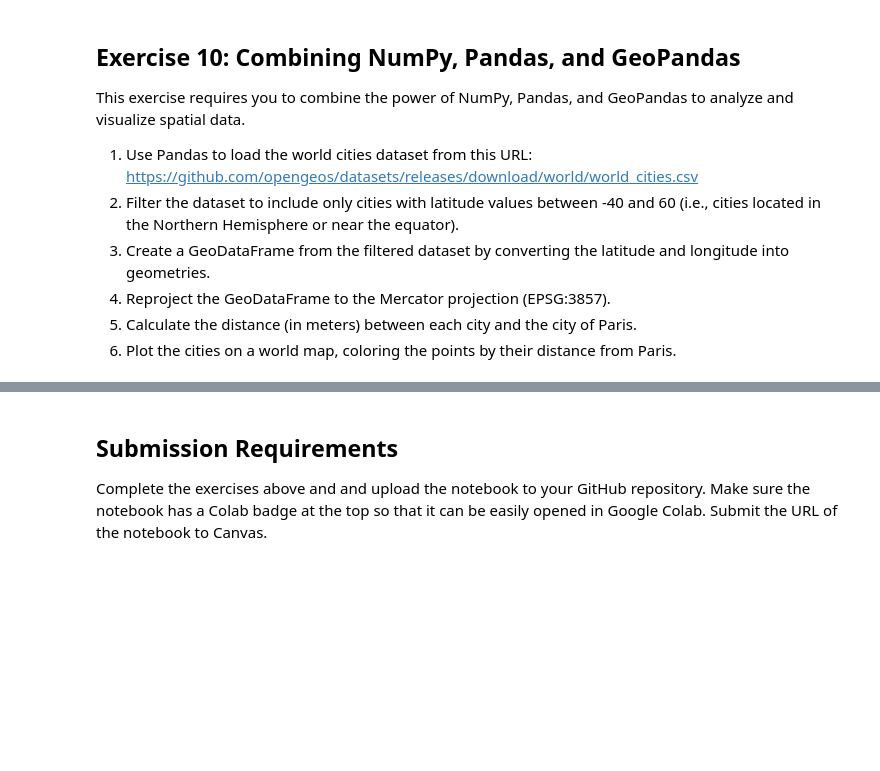
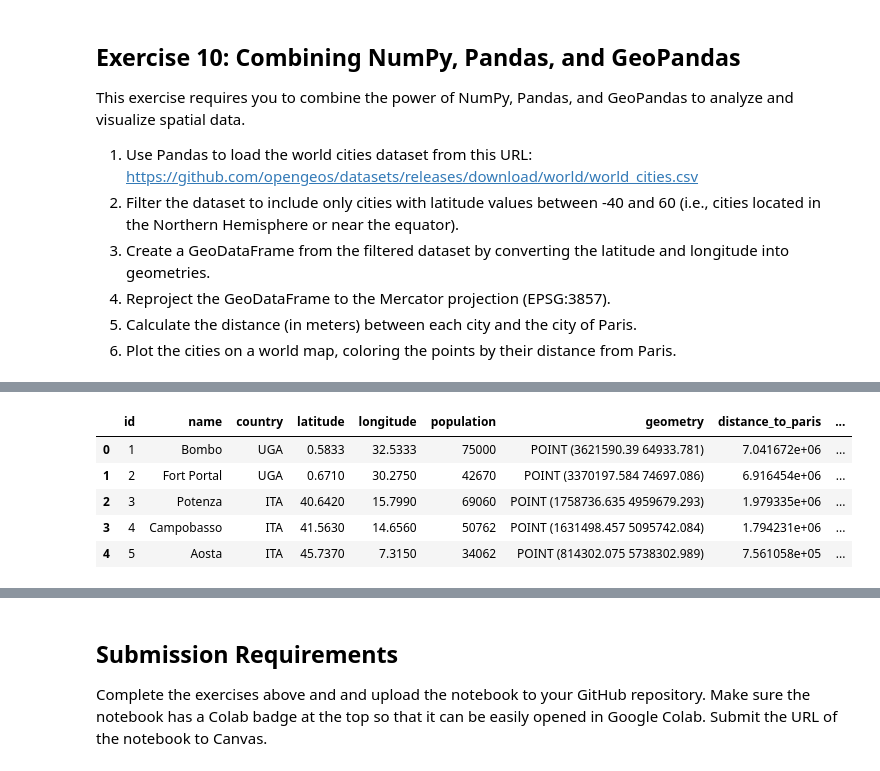
Before and after one commit to lweber89/geog510-test, a Jupyter notebook: labs/geog510_lab_05_lweber89.ipynb, the cells around one changed output, grey strips where cells are left out. Drawn from its saved outputs; the diff is of its cells as text; code cells hidden in the pictures; blank space fills up the shorter version.

```diff
--- a/labs/geog510_lab_05_lweber89.ipynb
+++ b/labs/geog510_lab_05_lweber89.ipynb
@@ -543,0 +723,7 @@ This exercise requires you to combine the power of NumPy, Pandas, and GeoPandas
+# %%
+#Load world cities dataset from given URL
+url = "https://github.com/opengeos/datasets/releases/download/world/world_cities.csv"
+df = pd.read_csv(url)
+
+#Display first 5 rows
+df.head()
@@ -543,0 +737,6 @@ This exercise requires you to combine the power of NumPy, Pandas, and GeoPandas
+# %%
+#DataFrame representing cities that are between -40° and 60° latitude
+
+filtered_cities = df[df['latitude'].between(-40, 60)]
+
+print (f"There are {filtered_cities.shape[0]} cities between -40° and 60° latitude.")
@@ -543,0 +745,5 @@ This exercise requires you to combine the power of NumPy, Pandas, and GeoPandas
+# %%
+#Created a GeoDataFrame from filtered_cities by converting the longitude and latitude to geometry
+
+gdf = gpd.GeoDataFrame(filtered_cities, geometry=gpd.points_from_xy(filtered_cities.longitude, filtered_cities.latitude), crs="EPSG:4326")
+gdf.head()
@@ -543,0 +757,6 @@ This exercise requires you to combine the power of NumPy, Pandas, and GeoPandas
+# %%
+#Reproject the GeoDataFrame to the Mercator projection EPSG:3857
+
+gdf_3857 = gdf.to_crs(epsg=3857)
+
+gdf_3857.head()
@@ -543,0 +770,23 @@ This exercise requires you to combine the power of NumPy, Pandas, and GeoPandas
+# %%
+#Calculate the distance between each city and Paris.
+
+#Isolate the Paris geometry
+
+paris_geom = gdf_3857.loc[gdf_3857['name'] == "Paris", "geometry"].iloc[0]
+
+#Calculate distances from each city to Paris in meters
+
+gdf_3857['distance_to_paris']= gdf_3857['geometry'].distance(paris_geom)
+
+#Convert distance to km and round to 2 decimal places
+gdf_3857['dist_to_paris_km'] = (gdf_3857['distance_to_paris'] / 1000).round(2)
+
+#Print out first 5 rows for visual check
+gdf_3857.head()
+# %% [output]
+|  | id | name | country | latitude | longitude | population | geometry | distance_to_paris | ... |
+| 0 | 1 | Bombo | UGA | 0.5833 | 32.5333 | 75000 | POINT (3621590.39 64933.781) | 7.041672e+06 | ... |
+| 1 | 2 | Fort Portal | UGA | 0.6710 | 30.2750 | 42670 | POINT (3370197.584 74697.086) | 6.916454e+06 | ... |
+| 2 | 3 | Potenza | ITA | 40.6420 | 15.7990 | 69060 | POINT (1758736.635 4959679.293) | 1.979335e+06 | ... |
+| 3 | 4 | Campobasso | ITA | 41.5630 | 14.6560 | 50762 | POINT (1631498.457 5095742.084) | 1.794231e+06 | ... |
+| 4 | 5 | Aosta | ITA | 45.7370 | 7.3150 | 34062 | POINT (814302.075 5738302.989) | 7.561058e+05 | ... |
```
Also changed, not shown: parts of 23 cells of this notebook, 2 other files.
